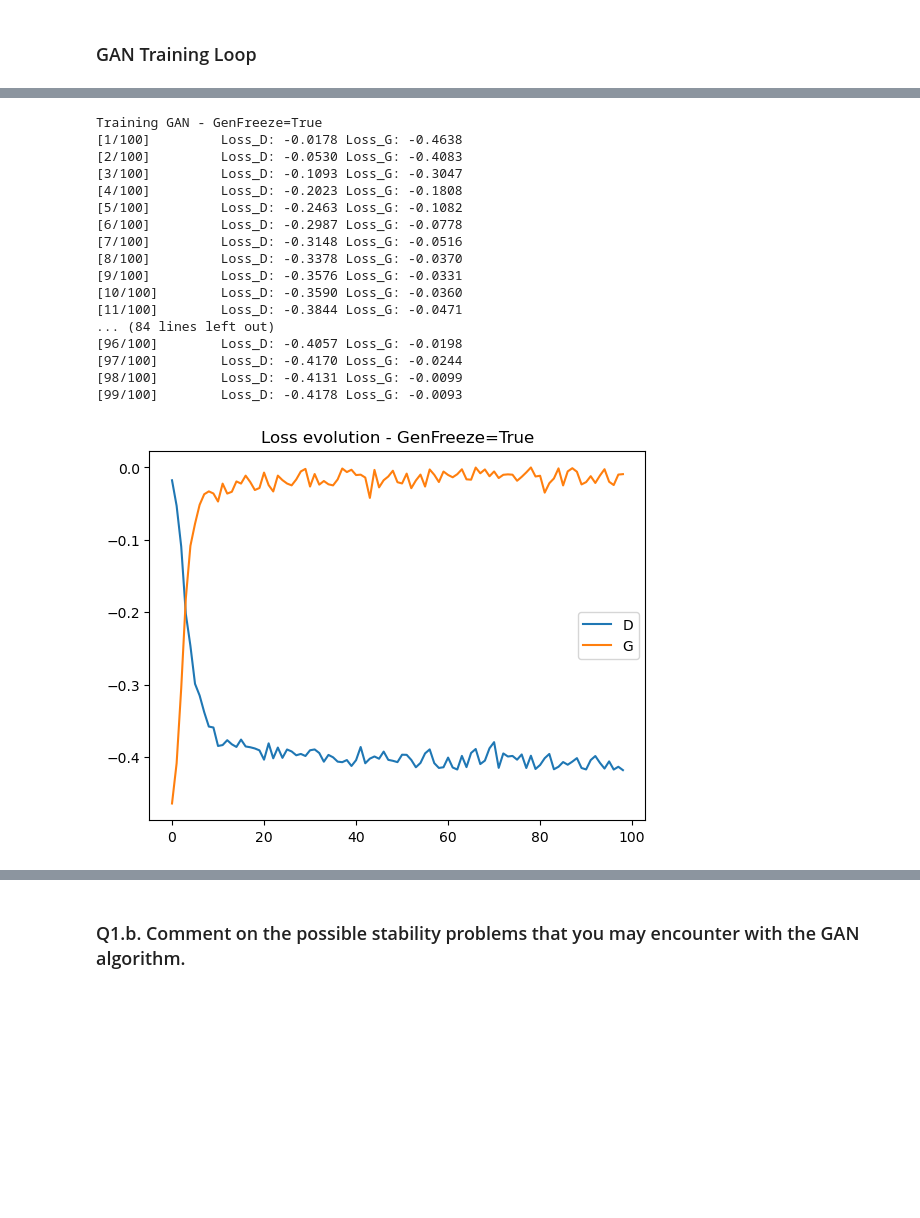
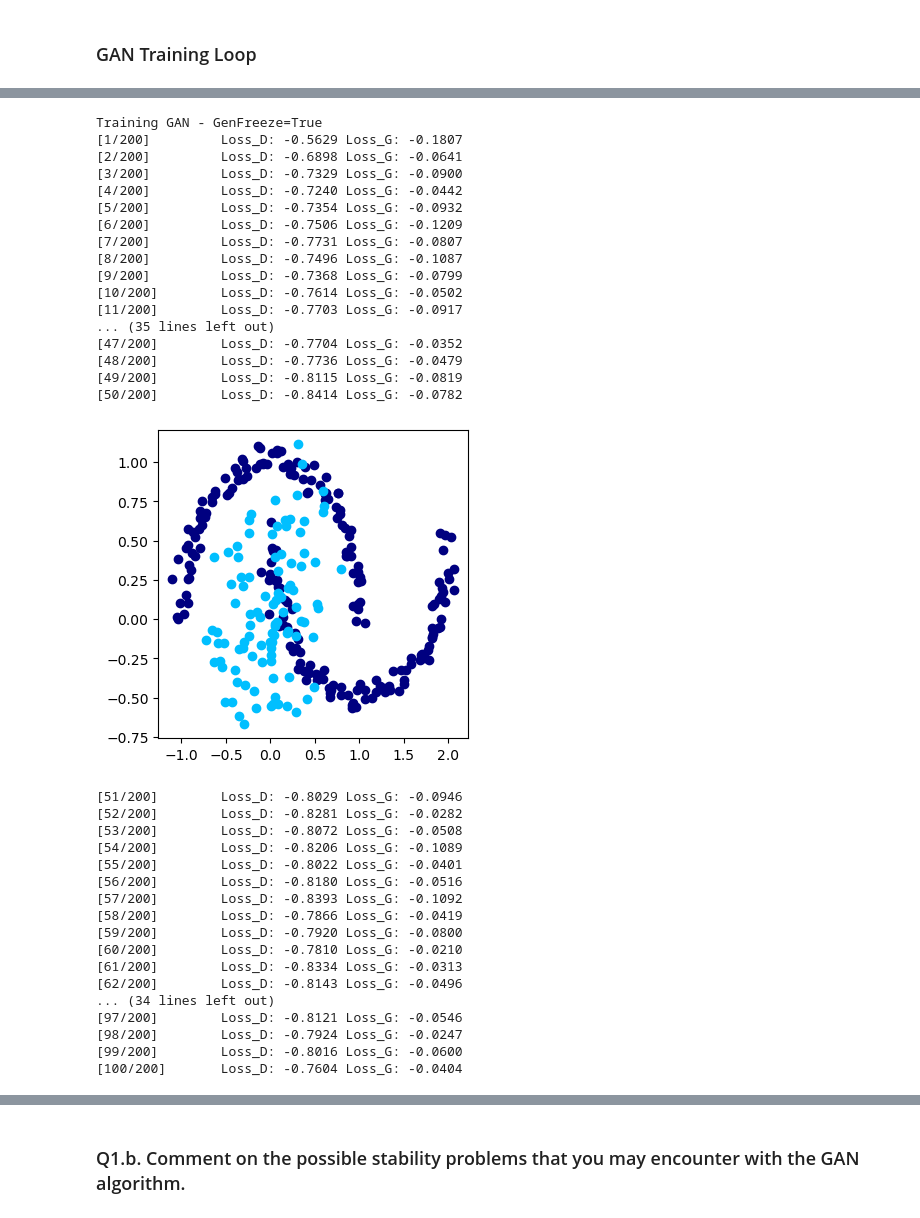
Before and after one commit to BenjaminDeporte/TP_GenAI_MVA_2025_02_25, a Jupyter notebook: notebooks/Deporte_dm2425.ipynb, the cells around one changed output, grey strips where cells are left out. Saved outputs shown, nothing was run; the diff lists cells and outputs as text; code cells hidden in the pictures; blank space fills up the shorter version.

```diff
--- a/notebooks/Deporte_dm2425.ipynb
+++ b/notebooks/Deporte_dm2425.ipynb
@@ -43,22 +45,22 @@ Using cpu
 # %% [markdown]
 # 2D-Data
 # %%
-# we will use the two moons dataset here
+# Soyons fous... nous utiliserons 2-moons ici
 
 from sklearn.datasets import make_moons
 
-# parameters
-N_SAMPLES = 50
+# paramètres
+N_SAMPLES = 200
 NOISE = 0.05
 
-# generate data
+# génération données
 X, _ = make_moons(n_samples=N_SAMPLES, noise=NOISE, random_state=random_seed)
 
-# force into [0,1]^2
-X[:,0] = (X[:,0] - np.min(X[:,0])) / (np.max(X[:,0]) - np.min(X[:,0]))
-X[:,1] = (X[:,1] - np.min(X[:,1])) / (np.max(X[:,1]) - np.min(X[:,1]))
+# force dans [0,1]^2
+# X[:,0] = (X[:,0] - np.min(X[:,0])) / (np.max(X[:,0]) - np.min(X[:,0]))
+# X[:,1] = (X[:,1] - np.min(X[:,1])) / (np.max(X[:,1]) - np.min(X[:,1]))
 
-# format into tensor
+# formate en tensor
 X_data = torch.tensor(X)
 
 # plot dataset
@@ -71,7 +73,7 @@ plt.show()
 # %% [markdown]
 # GAN Training
 # %%
-# Generator - we reuse the code from TP
+# Generator - on ré-utilise le code du TP
 
 class Generator(torch.nn.Module):
 
@@ -97,7 +99,7 @@ class Generator(torch.nn.Module):
         # otuput layer, n_out neurons then Sigmoid
         self.out = nn.Sequential(
             nn.Linear(n_hid, n_out),
-            nn.Sigmoid()
+            # nn.Sigmoid()
         ).to(device)
 
         self.apply(self._init_weights)
@@ -166,6 +176,7 @@ def train_GAN(
   GenFreeze=False,
   niterD=100,
   niterG=1,
+  n_epochs=50,
   lrdisc=1e-2,
   lrgen=1e-3,
   iter_display=10
@@ -178,7 +189,7 @@ def train_GAN(
   # parameters
   lrgen = lrgen   # learning rate for generator
   lrdisc = lrdisc  # learning rate for discriminator
-  n_epochs = 50
+  n_epochs = n_epochs
   niterD=niterD
   niterG=niterG
 
@@ -219,9 +230,9 @@ def train_GAN(
         # for p in D.parameters():
         #     p.data.clamp_(-clip_value, clip_value)
 
-      ############################
+      #######################################
       ### Train generator (niterG iterations)
-      ############################
+      #######################################
       ### ie min sur G de la loss
       for iter in range(0,niterG):
         # we want to maximize D(G(z))
@@ -261,21 +274,38 @@ def train_GAN(
 # %%
-train_GAN(GenFreeze=True, lrdisc=1e-4, iter_display=200)
+train_GAN(GenFreeze=True, lrdisc=1e-3, n_epochs=200, iter_display=50)
 # %% [output]
 Training GAN - GenFreeze=True
-[1/100]         Loss_D: -0.0178 Loss_G: -0.4638
-[2/100]         Loss_D: -0.0530 Loss_G: -0.4083
-[3/100]         Loss_D: -0.1093 Loss_G: -0.3047
-[4/100]         Loss_D: -0.2023 Loss_G: -0.1808
-[5/100]         Loss_D: -0.2463 Loss_G: -0.1082
-[6/100]         Loss_D: -0.2987 Loss_G: -0.0778
-[7/100]         Loss_D: -0.3148 Loss_G: -0.0516
-[8/100]         Loss_D: -0.3378 Loss_G: -0.0370
-[9/100]         Loss_D: -0.3576 Loss_G: -0.0331
-[10/100]        Loss_D: -0.3590 Loss_G: -0.0360
-[11/100]        Loss_D: -0.3844 Loss_G: -0.0471
-... (84 lines left out)
-[96/100]        Loss_D: -0.4057 Loss_G: -0.0198
-[97/100]        Loss_D: -0.4170 Loss_G: -0.0244
-[98/100]        Loss_D: -0.4131 Loss_G: -0.0099
-[99/100]        Loss_D: -0.4178 Loss_G: -0.0093
+[1/200]         Loss_D: -0.5629 Loss_G: -0.1807
+[2/200]         Loss_D: -0.6898 Loss_G: -0.0641
+[3/200]         Loss_D: -0.7329 Loss_G: -0.0900
+[4/200]         Loss_D: -0.7240 Loss_G: -0.0442
+[5/200]         Loss_D: -0.7354 Loss_G: -0.0932
+[6/200]         Loss_D: -0.7506 Loss_G: -0.1209
+[7/200]         Loss_D: -0.7731 Loss_G: -0.0807
+[8/200]         Loss_D: -0.7496 Loss_G: -0.1087
+[9/200]         Loss_D: -0.7368 Loss_G: -0.0799
+[10/200]        Loss_D: -0.7614 Loss_G: -0.0502
+[11/200]        Loss_D: -0.7703 Loss_G: -0.0917
+... (35 lines left out)
+[47/200]        Loss_D: -0.7704 Loss_G: -0.0352
+[48/200]        Loss_D: -0.7736 Loss_G: -0.0479
+[49/200]        Loss_D: -0.8115 Loss_G: -0.0819
+[50/200]        Loss_D: -0.8414 Loss_G: -0.0782
-[figure, old version]
+[figure, new version]
+[51/200]        Loss_D: -0.8029 Loss_G: -0.0946
+[52/200]        Loss_D: -0.8281 Loss_G: -0.0282
+[53/200]        Loss_D: -0.8072 Loss_G: -0.0508
+[54/200]        Loss_D: -0.8206 Loss_G: -0.1089
+[55/200]        Loss_D: -0.8022 Loss_G: -0.0401
+[56/200]        Loss_D: -0.8180 Loss_G: -0.0516
+[57/200]        Loss_D: -0.8393 Loss_G: -0.1092
+[58/200]        Loss_D: -0.7866 Loss_G: -0.0419
+[59/200]        Loss_D: -0.7920 Loss_G: -0.0800
+[60/200]        Loss_D: -0.7810 Loss_G: -0.0210
+[61/200]        Loss_D: -0.8334 Loss_G: -0.0313
+[62/200]        Loss_D: -0.8143 Loss_G: -0.0496
+... (34 lines left out)
+[97/200]        Loss_D: -0.8121 Loss_G: -0.0546
+[98/200]        Loss_D: -0.7924 Loss_G: -0.0247
+[99/200]        Loss_D: -0.8016 Loss_G: -0.0600
+[100/200]       Loss_D: -0.7604 Loss_G: -0.0404
```
Also changed, not shown: parts of 56 cells of this notebook.
